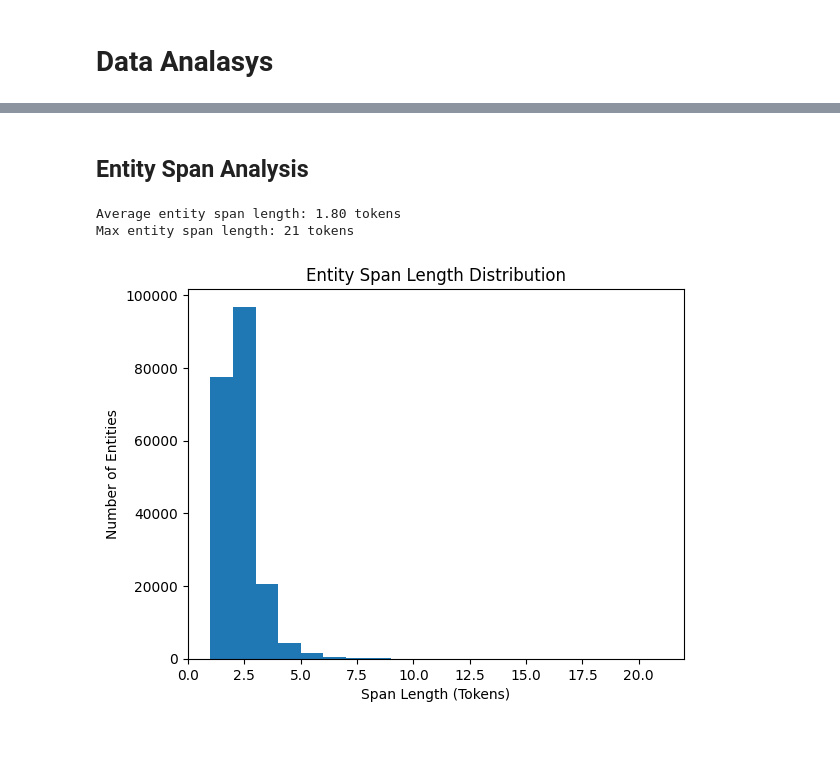
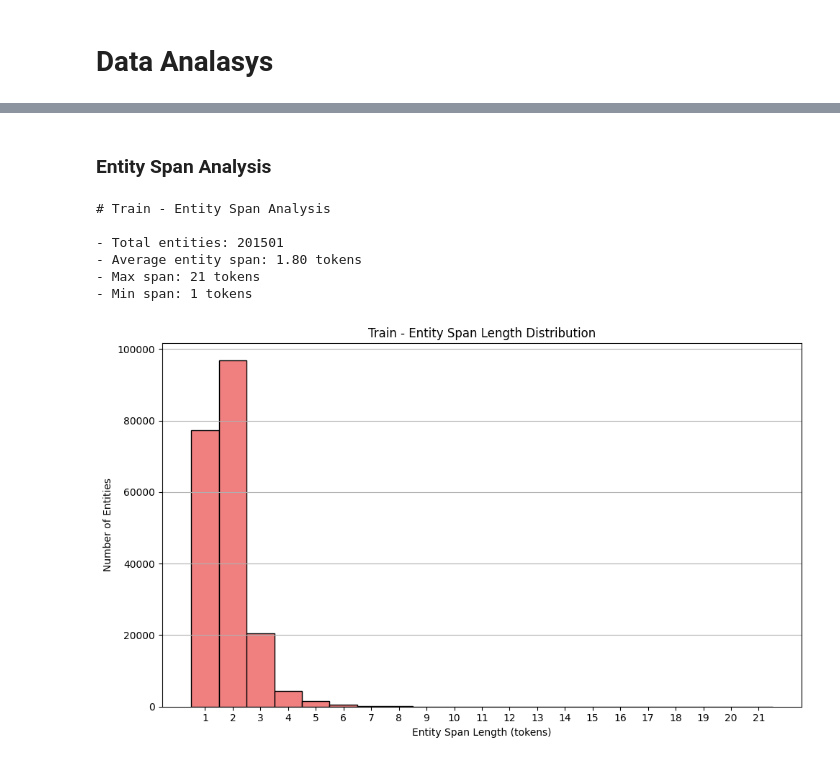
Before and after one commit to auphong2707/nlp-ner, a Jupyter notebook: EDA.ipynb, the cells around one changed output, grey strips where cells are left out. Cells and saved outputs as stored; diff of their text form; code cells hidden in the pictures.

```diff
--- a/EDA.ipynb
+++ b/EDA.ipynb
@@ -46,0 +154,2 @@ Example from Train Data:
+# %%
+train_data = clean_dataset(train_data, name="Train")
@@ -132,32 +222,12 @@ Min sentence length: 2 tokens
 # %% [markdown]
-## Entity Span Analysis
+### Entity Span Analysis
 # %%
-# Entity span analysis
-span_lengths = []
-for item in train_data:
-    span = 0
-    for tag in item['ner_tags']:
-        if tag > 0:  # assuming 0 is "O" (no entity)
-            span += 1
-        else:
-            if span > 0:
-                span_lengths.append(span)
-                span = 0
-    if span > 0:
-        span_lengths.append(span)
-
-if span_lengths:
-    print(f"Average entity span length: {np.mean(span_lengths):.2f} tokens")
-    print(f"Max entity span length: {np.max(span_lengths)} tokens")
-
-    plt.hist(span_lengths, bins=20)
-    plt.title("Entity Span Length Distribution")
-    plt.xlabel("Span Length (Tokens)")
-    plt.ylabel("Number of Entities")
-    plt.show()
-else:
-    print("No entity spans found.")
+entity_span_analysis(train_data, name="Train")
 # %% [output]
-Average entity span length: 1.80 tokens
-Max entity span length: 21 tokens
+# Train - Entity Span Analysis
+
+- Total entities: 201501
+- Average entity span: 1.80 tokens
+- Max span: 21 tokens
+- Min span: 1 tokens
-[figure, old version]
+[figure, new version]
```
Also changed, not shown: parts of 52 cells of this notebook.
